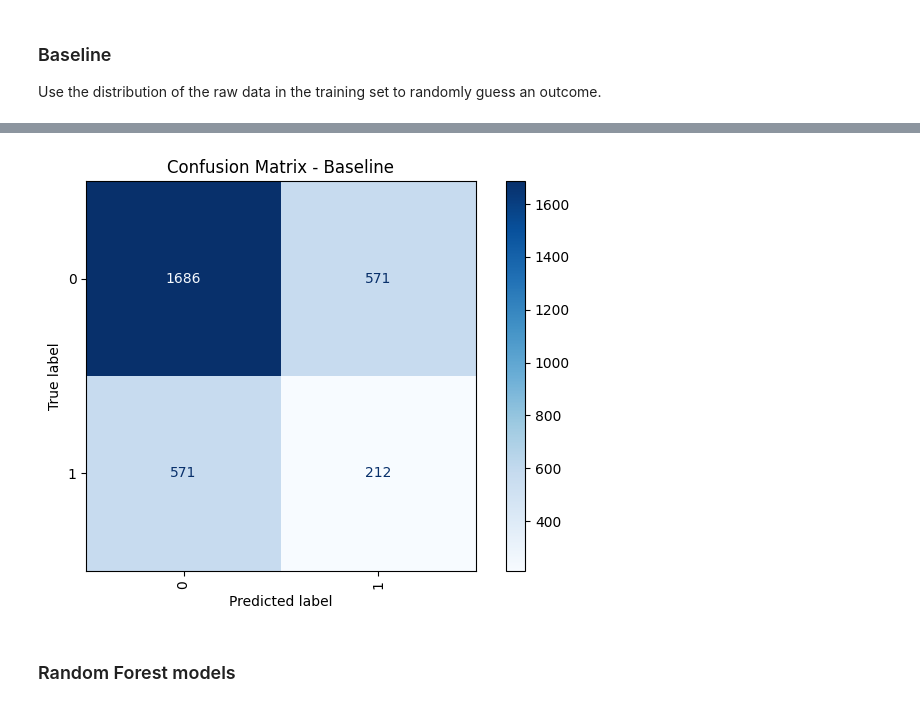
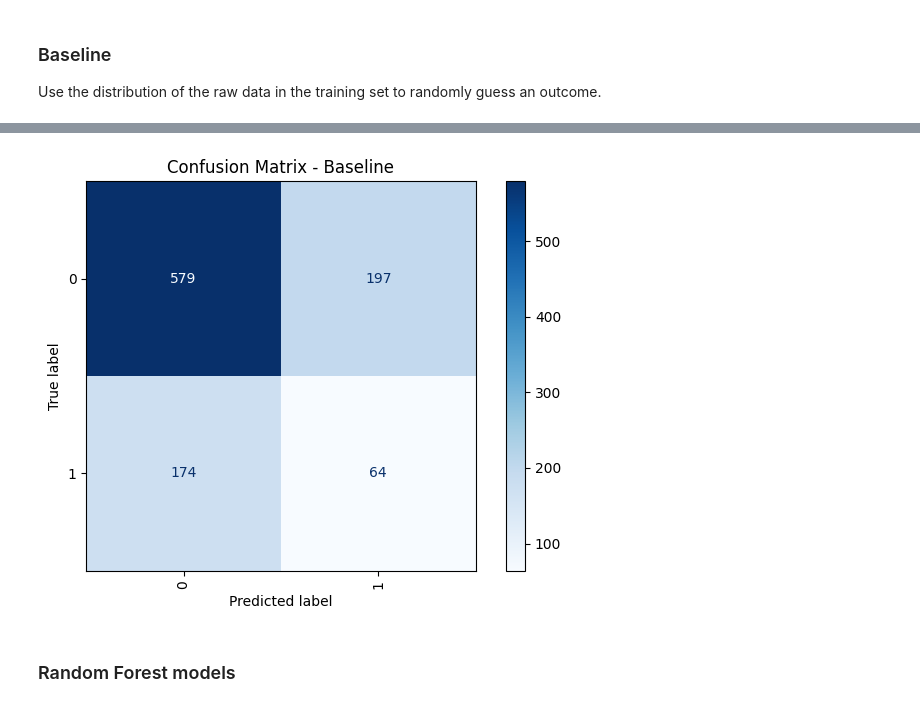
Before and after one commit to natdosan/data207-final-prject, a Jupyter notebook: src/emily_modeling.ipynb, the cells around one changed output, grey strips where cells are left out. Saved outputs shown, nothing was run; the diff lists cells and outputs as text; code cells hidden in the pictures.

```diff
--- a/src/emily_modeling.ipynb
+++ b/src/emily_modeling.ipynb
@@ -38,13 +38,16 @@ Use the distribution of the raw data in the training set to randomly guess an ou
 ### baseline guessing based on the distribution of the raw training dataset
 y_train_raw = pd.read_parquet("../data/model_raw/Y_train.parquet")
 y_train_raw['dep_bin'] = np.where(y_train_raw['depression_severity'] > 0, 1, 0)
+y_test = pd.read_parquet("../data/model_raw/Y_test.parquet")['depression_severity']
+y_test = np.array(np.where(y_test > 0, 1, 0)) # np array of binary labels
+
 counts = pd.DataFrame(y_train_raw['dep_bin'].value_counts()).reset_index()
 
 guess_0 = counts[counts['dep_bin'] == 0]['count']/counts['count'].sum()
 guess_1 = counts[counts['dep_bin'] == 1]['count'] / counts['count'].sum()
 
-ones = np.ones(round(len(y_train_raw) * guess_1).astype(int))
-zeros = np.zeros(round(len(y_train_raw) * guess_0).astype(int))
+ones = np.ones(round(len(y_test) * guess_1).astype(int))
+zeros = np.zeros(round(len(y_test) * guess_0).astype(int))
 
 # concatenate 1 and 0 guesses
 out = np.concatenate((ones, zeros))
@@ -85,13 +121,13 @@ roc_auc
 # %%
 # confusion matrix on baseline set
-cm = confusion_matrix(np.array(y_train_raw['dep_bin']), np.array(random_df['pred']))
+cm = confusion_matrix(y_test, np.array(random_df['pred']))
 disp = ConfusionMatrixDisplay(cm)
 disp.plot(cmap=plt.cm.Blues, xticks_rotation=90)
 plt.title("Confusion Matrix - Baseline")
 plt.tight_layout()
 plt.show()
 # %% [output]
-[figure, old version]
+[figure, new version]
 # %% [markdown]
 ### Random Forest models
 # %%
```
Also changed, not shown: parts of 5 cells of this notebook.
